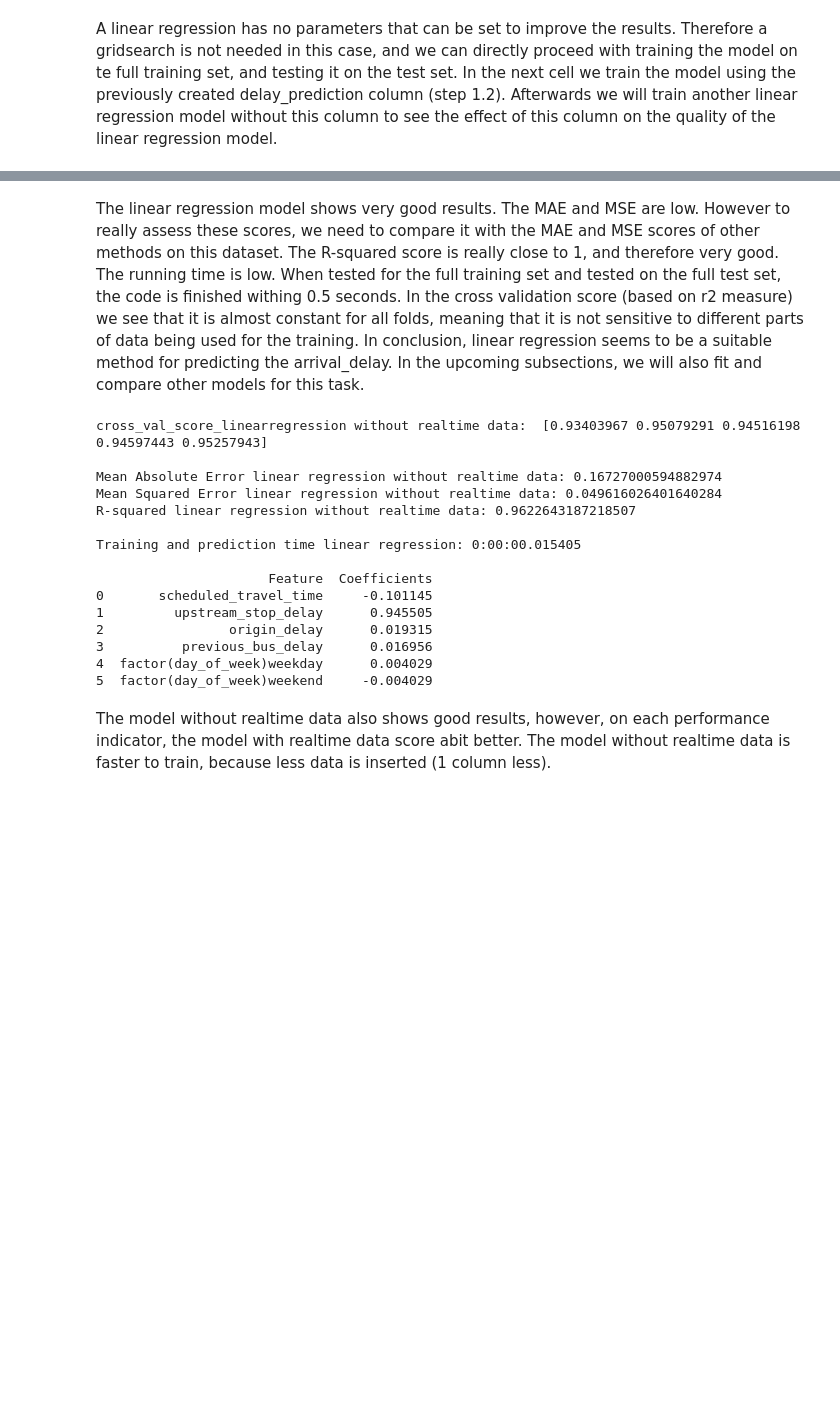
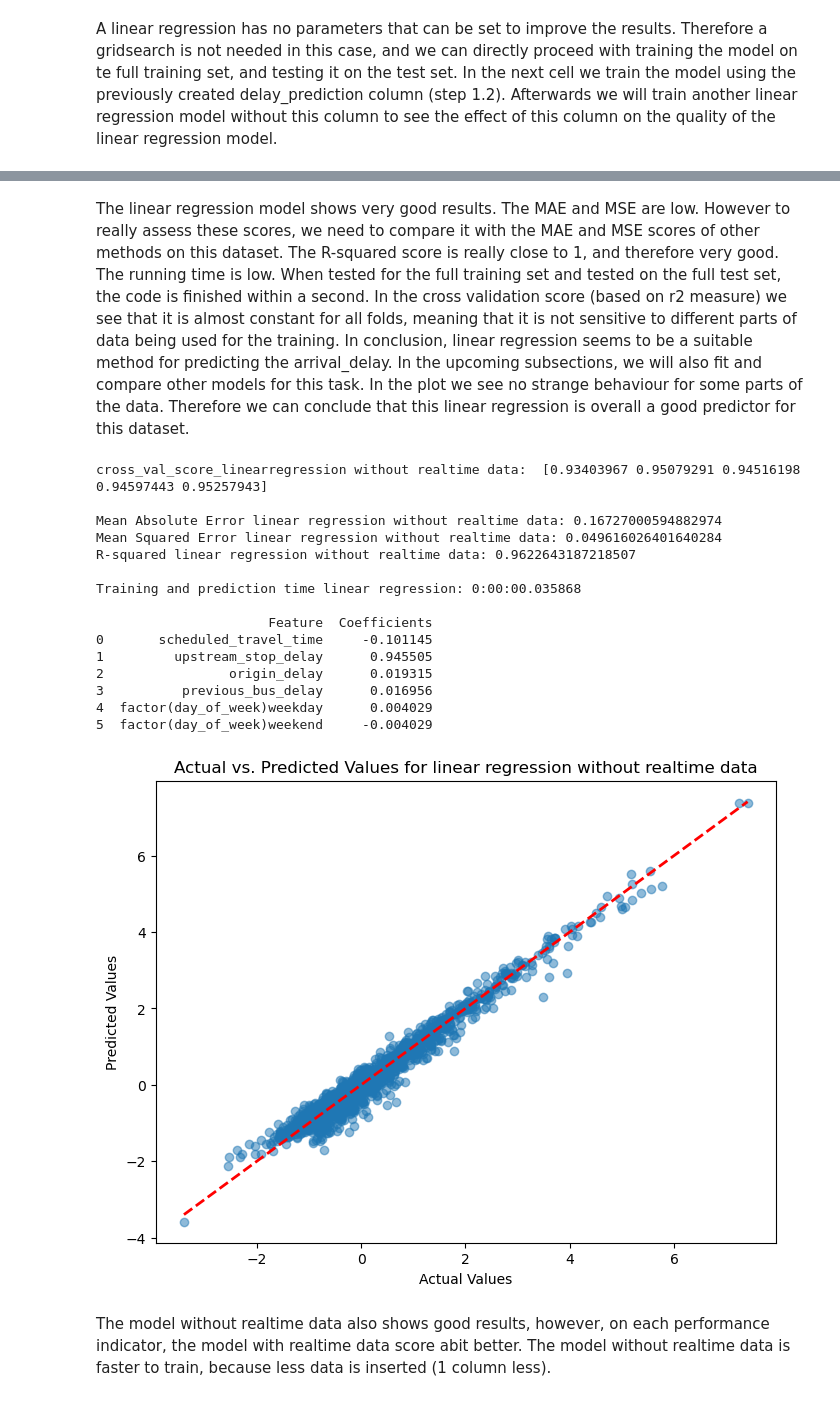
Before and after one commit to TomKoning1999/Final-project-code-folder, a Jupyter notebook: AH2179 final project group 4.ipynb, the cells around one changed output, grey strips where cells are left out. Cells and saved outputs as stored; diff of their text form; code cells hidden in the pictures; blank space fills up the shorter version.

```diff
--- a/AH2179 final project group 4.ipynb
+++ b/AH2179 final project group 4.ipynb
@@ -1101,5 +1123,5 @@ Training and prediction time linear regression: 0:00:00.024472
 # %% [markdown]
-The linear regression model shows very good results. The MAE and MSE are low. However to really assess these scores, we need to compare it with the MAE and MSE scores of other methods on this dataset. The R-squared score is really close to 1, and therefore very good. The running time is low. When tested for the full training set and tested on the full test set, the code is finished withing 0.5 seconds. In the cross validation score (based on r2 measure) we see that it is almost constant for all folds, meaning that it is not sensitive to different parts of data being used for the training. In conclusion, linear regression seems to be a suitable method for predicting the arrival_delay. In the upcoming subsections, we will also fit and compare other models for this task.
+The linear regression model shows very good results. The MAE and MSE are low. However to really assess these scores, we need to compare it with the MAE and MSE scores of other methods on this dataset. The R-squared score is really close to 1, and therefore very good. The running time is low. When tested for the full training set and tested on the full test set, the code is finished within a second. In the cross validation score (based on r2 measure) we see that it is almost constant for all folds, meaning that it is not sensitive to different parts of data being used for the training. In conclusion, linear regression seems to be a suitable method for predicting the arrival_delay. In the upcoming subsections, we will also fit and compare other models for this task. In the plot we see no strange behaviour for some parts of the data. Therefore we can conclude that this linear regression is overall a good predictor for this dataset.
 # %%
 #Linear regression without realtime data:
 
@@ -1123,35 +1145,53 @@ r2_regression_without = r2_score(y_test, y_pred_linearregression_without)
 
 #Finish time measurement:
 end_time_linearregression_without = dt.datetime.now()
 duration_linearregression_without = end_time_linearregression_without - start_time_linearregression_without
 
 #Print final scores on the test set:
 print(f"Mean Absolute Error linear regression without realtime data: {mae_regression_without}")
 print(f"Mean Squared Error linear regression without realtime data: {mse_regression_without}")
 print(f"R-squared linear regression without realtime data: {r2_regression_without}\n")
 
 print(f"Training and prediction time linear regression: {duration_linearregression_without}\n")
 
 #Reference for getting the coefficients of the trained regression model:
 #https://stackoverflow.com/questions/26951880/scikit-learn-linear-regression-how-to-get-coefficients-respective-features
 regression_coefficients = pd.DataFrame({"Feature":x_train_not_realtime.columns, "Coefficients":model_linearregression_without.coef_[0]})
-print(regression_coefficients)
+print(regression_coefficients, "\n")
+
+
+
+# Create a scatter plot to visualize the relationship
+plt.figure(figsize=(8, 6))
+plt.scatter(y_test, y_pred_linearregression_without, alpha=0.5)  # Plot actual vs. predicted values
+
+# Add labels and title
+plt.xlabel("Actual Values")
+plt.ylabel("Predicted Values")
+plt.title("Actual vs. Predicted Values for linear regression without realtime data")
+
+# Add a diagonal line for reference (perfect predictions)
+plt.plot([min(y_test), max(y_test)], [min(y_test), max(y_test)], linestyle='--', color='red', lw=2)
+
+# Show the plot
+plt.show()
 # %% [output]
 cross_val_score_linearregression without realtime data:  [0.93403967 0.95079291 0.94516198 0.94597443 0.95257943]
 
 Mean Absolute Error linear regression without realtime data: 0.16727000594882974
 Mean Squared Error linear regression without realtime data: 0.049616026401640284
 R-squared linear regression without realtime data: 0.9622643187218507
 
-Training and prediction time linear regression: 0:00:00.015405
+Training and prediction time linear regression: 0:00:00.035868
 
                       Feature  Coefficients
 0       scheduled_travel_time     -0.101145
 1         upstream_stop_delay      0.945505
 2                origin_delay      0.019315
 3          previous_bus_delay      0.016956
 4  factor(day_of_week)weekday      0.004029
 5  factor(day_of_week)weekend     -0.004029
+[figure, added]
 # %% [markdown]
 The model without realtime data also shows good results, however, on each performance indicator, the model with realtime data score abit better. The model without realtime data is faster to train, because less data is inserted (1 column less).
 # %% [markdown]
```
Also changed, not shown: parts of 12 cells of this notebook.
